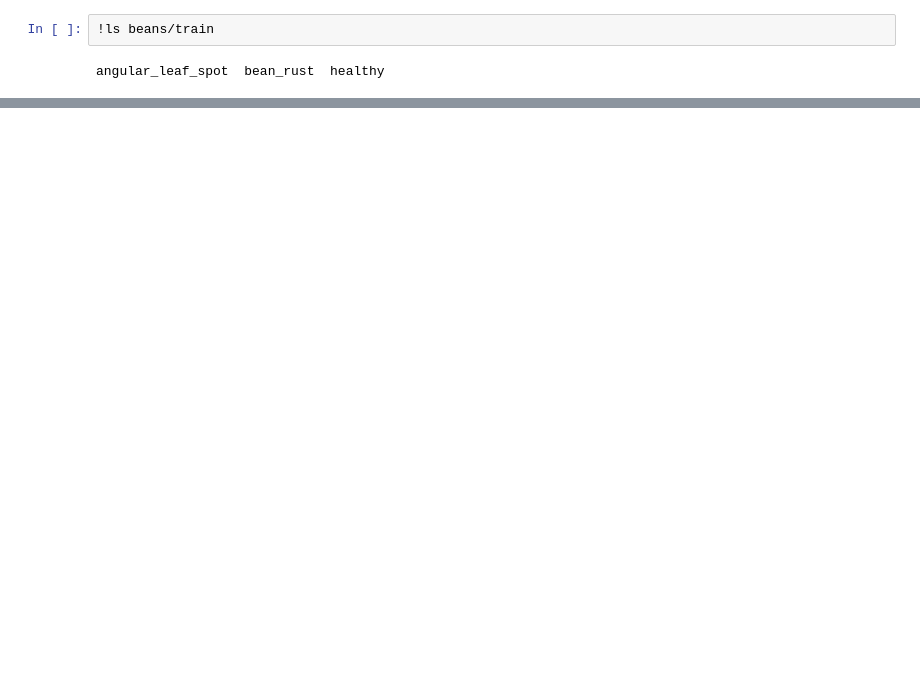
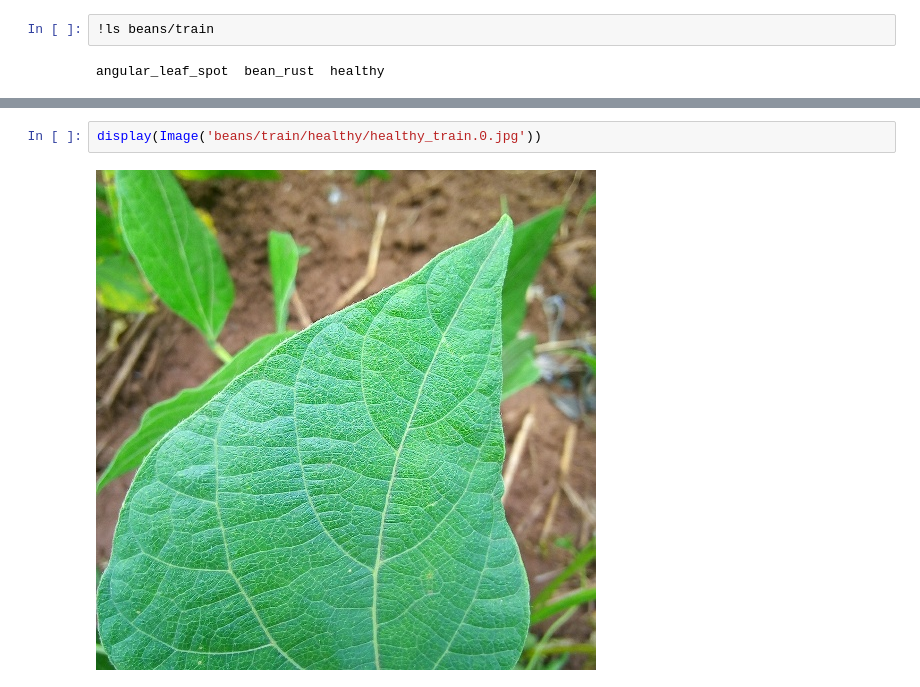
Before and after one commit to vjsurampudi/LeafDiseaseClassification_CICD, a Jupyter notebook: LeafDisease_Classification.ipynb, the cells around one changed output, grey strips where cells are left out. Drawn from its saved outputs; the diff is of its cells as text; blank space fills up the shorter version.

```diff
--- a/LeafDisease_Classification.ipynb
+++ b/LeafDisease_Classification.ipynb
@@ -87,0 +117,4 @@ angular_leaf_spot  bean_rust  healthy
+# %%
+display(Image('beans/train/healthy/healthy_train.0.jpg'))
+# %% [output]
+[figure, added]
```
Also changed, not shown: parts of 13 cells of this notebook.
